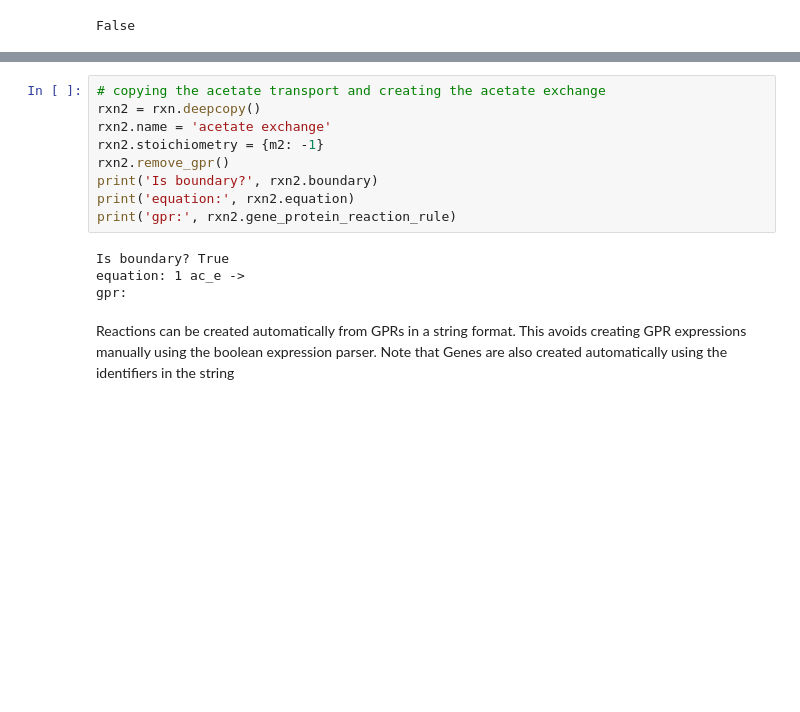
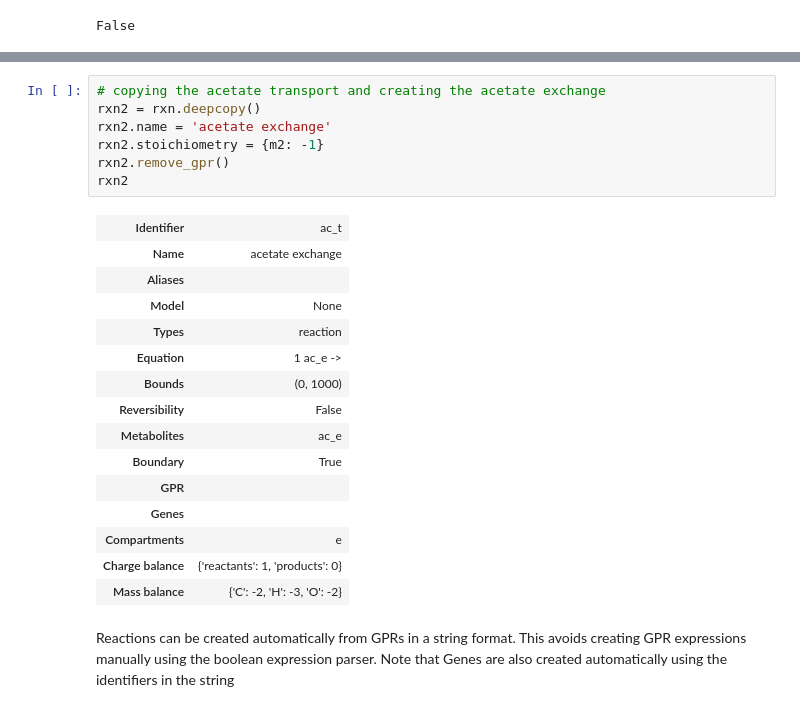
Before and after one commit to BioSystemsUM/MEWpy, a Jupyter notebook: examples/mew_models.ipynb, the cells around one changed output, grey strips where cells are left out. Cells and saved outputs as stored; diff of their text form; blank space fills up the shorter version.

```diff
--- a/examples/mew_models.ipynb
+++ b/examples/mew_models.ipynb
@@ -608,16 +565,26 @@ products: {'ac_e': Metabolite: ac_e}
 # %%
 # copying the acetate transport and creating the acetate exchange
 rxn2 = rxn.deepcopy()
 rxn2.name = 'acetate exchange'
 rxn2.stoichiometry = {m2: -1}
 rxn2.remove_gpr()
-print('Is boundary?', rxn2.boundary)
-print('equation:', rxn2.equation)
-print('gpr:', rxn2.gene_protein_reaction_rule)
+rxn2
 # %% [output]
-Is boundary? True
-equation: 1 ac_e ->
-gpr:
+| Identifier | ac_t |
+| Name | acetate exchange |
+| Aliases |  |
+| Model | None |
+| Types | reaction |
+| Equation | 1 ac_e -> |
+| Bounds | (0, 1000) |
+| Reversibility | False |
+| Metabolites | ac_e |
+| Boundary | True |
+| GPR |  |
+| Genes |  |
+| Compartments | e |
+| Charge balance | {'reactants': 1, 'products': 0} |
+| Mass balance | {'C': -2, 'H': -3, 'O': -2} |
 # %% [markdown]
 Reactions can be created automatically from GPRs in a string format. This avoids creating GPR expressions manually using the boolean expression parser. Note that Genes are also created automatically using the identifiers in the string
 # %%
```
Also changed, not shown: parts of 96 cells of this notebook.
